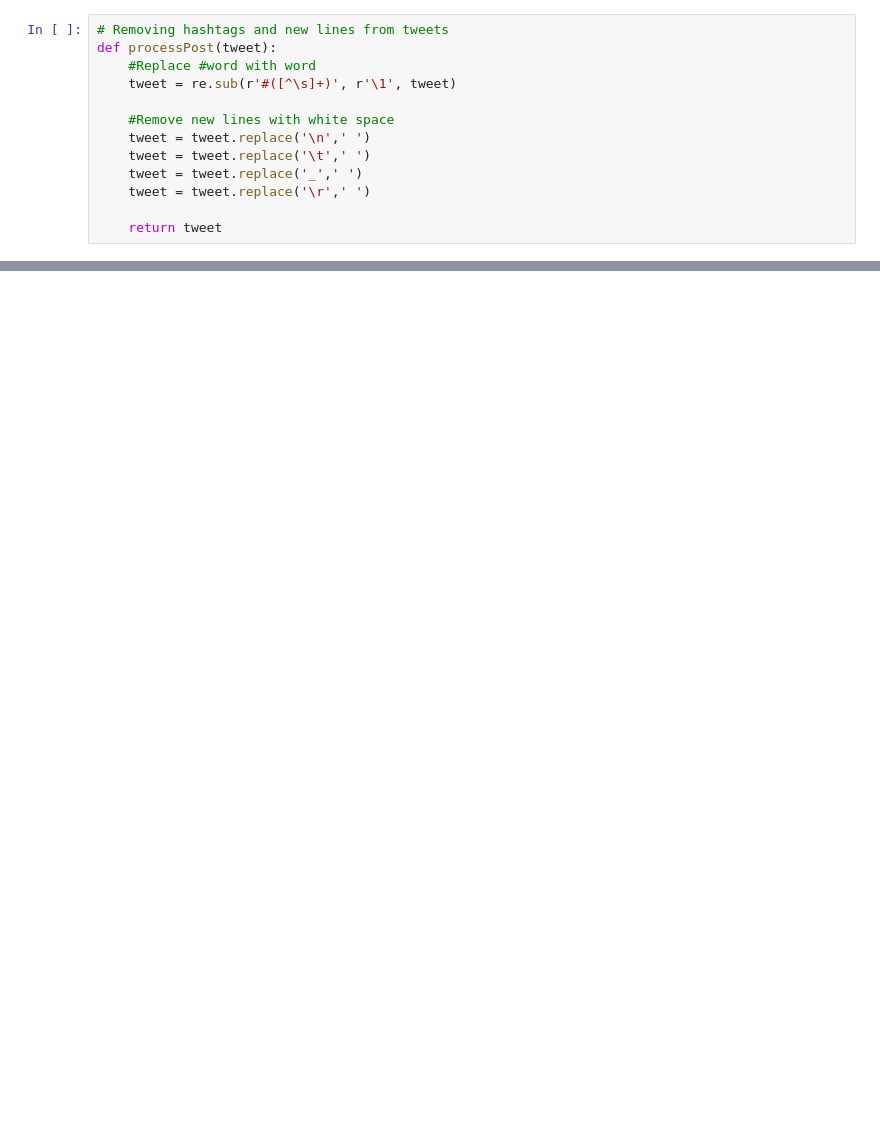
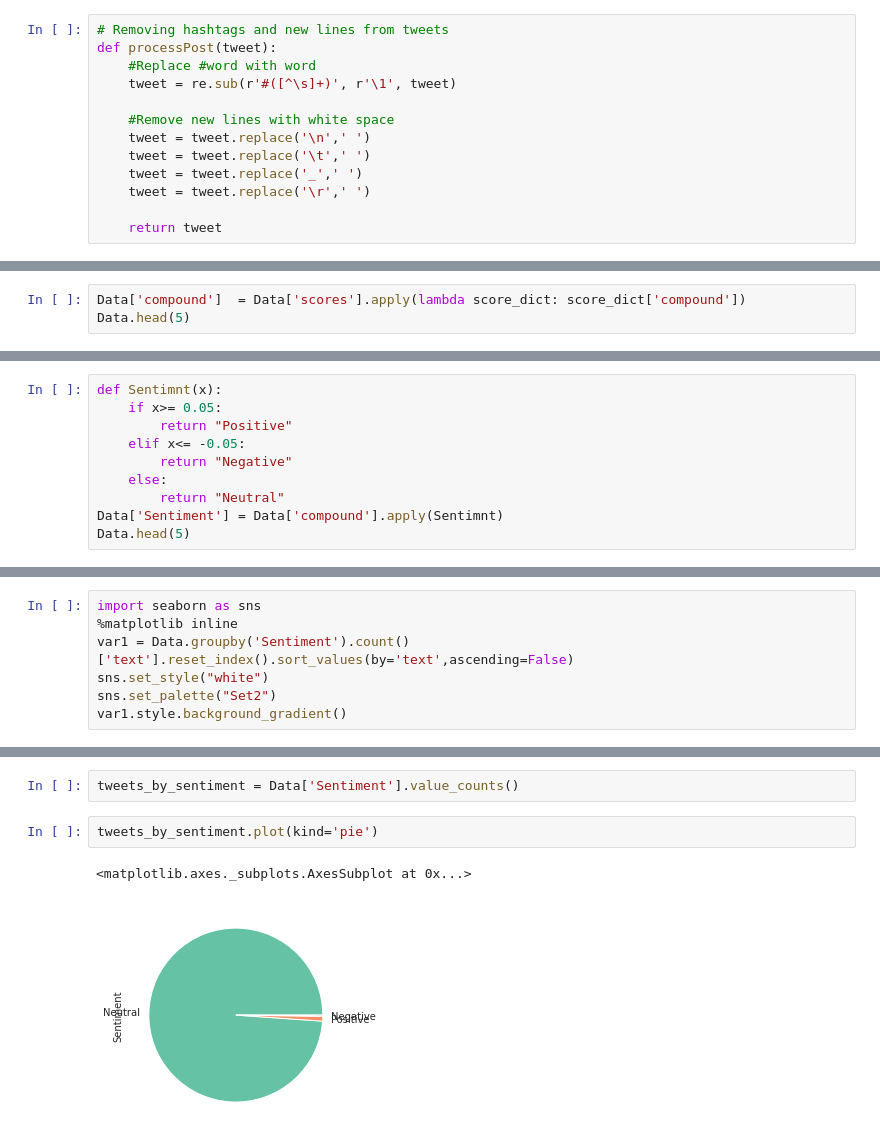
Before and after one commit to GHADAJUFAIR1/Bootcamps, a Jupyter notebook: code.ipynb, the cells around one changed output, grey strips where cells are left out. Drawn from its saved outputs; the diff is of its cells as text; blank space fills up the shorter version.

```diff
--- a/code.ipynb
+++ b/code.ipynb
@@ -199,0 +245,3 @@ Index(['id', '@username', 'display name', 'text', 'date', 'retweets', 'likes',
+# %%
+Data['compound']  = Data['scores'].apply(lambda score_dict: score_dict['compound'])
+Data.head(5)
@@ -199,0 +255,10 @@ Index(['id', '@username', 'display name', 'text', 'date', 'retweets', 'likes',
+# %%
+def Sentimnt(x):
+    if x>= 0.05:
+        return "Positive"
+    elif x<= -0.05:
+        return "Negative"
+    else:
+        return "Neutral"
+Data['Sentiment'] = Data['compound'].apply(Sentimnt)
+Data.head(5)
@@ -199,0 +272,7 @@ Index(['id', '@username', 'display name', 'text', 'date', 'retweets', 'likes',
+# %%
+import seaborn as sns
+%matplotlib inline
+var1 = Data.groupby('Sentiment').count()['text'].reset_index().sort_values(by='text',ascending=False)
+sns.set_style("white")
+sns.set_palette("Set2")
+var1.style.background_gradient()
@@ -199,0 +296,7 @@ Index(['id', '@username', 'display name', 'text', 'date', 'retweets', 'likes',
+# %%
+tweets_by_sentiment = Data['Sentiment'].value_counts()
+# %%
+tweets_by_sentiment.plot(kind='pie')
+# %% [output]
+<matplotlib.axes._subplots.AxesSubplot at 0x...>
+[figure, added]
```
Also changed, not shown: parts of 70 cells of this notebook.
